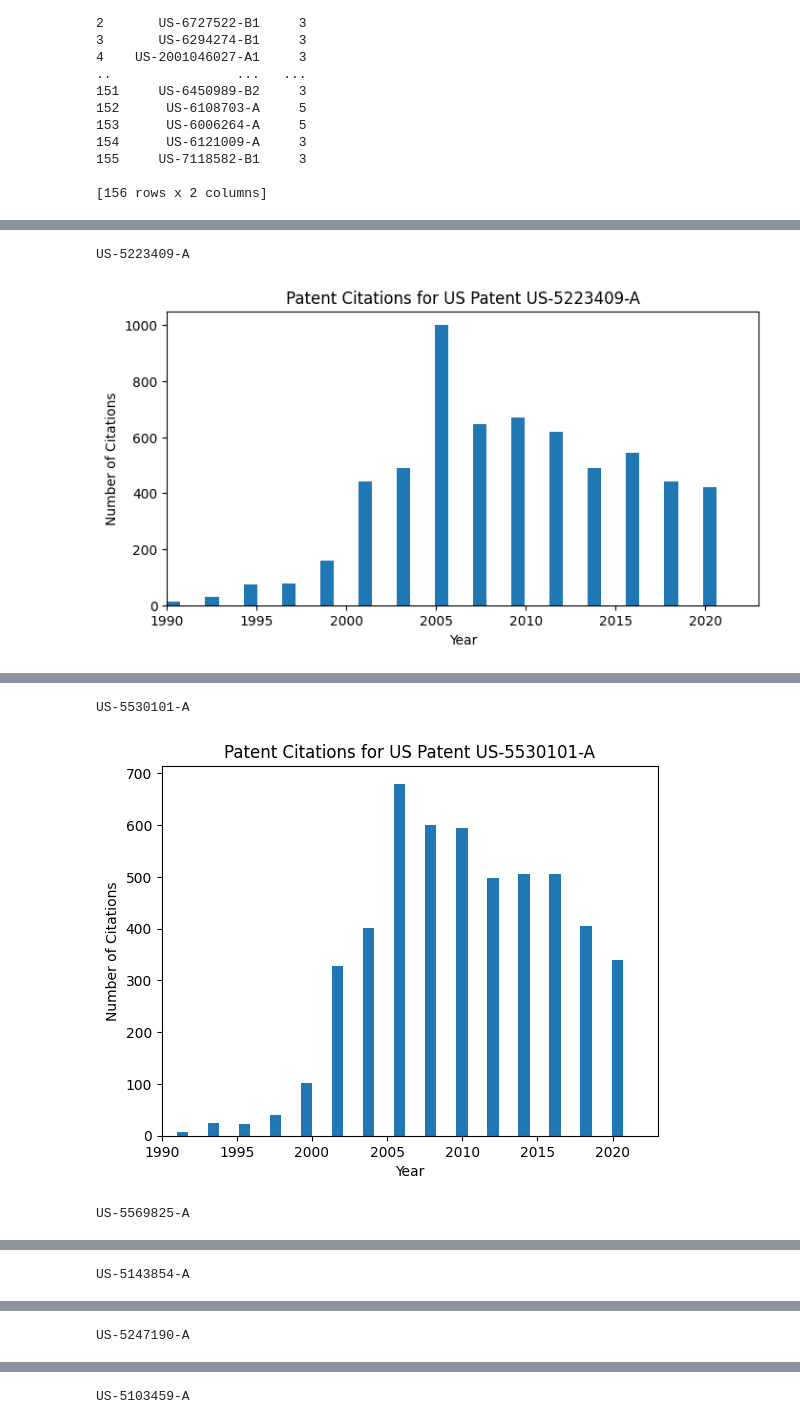
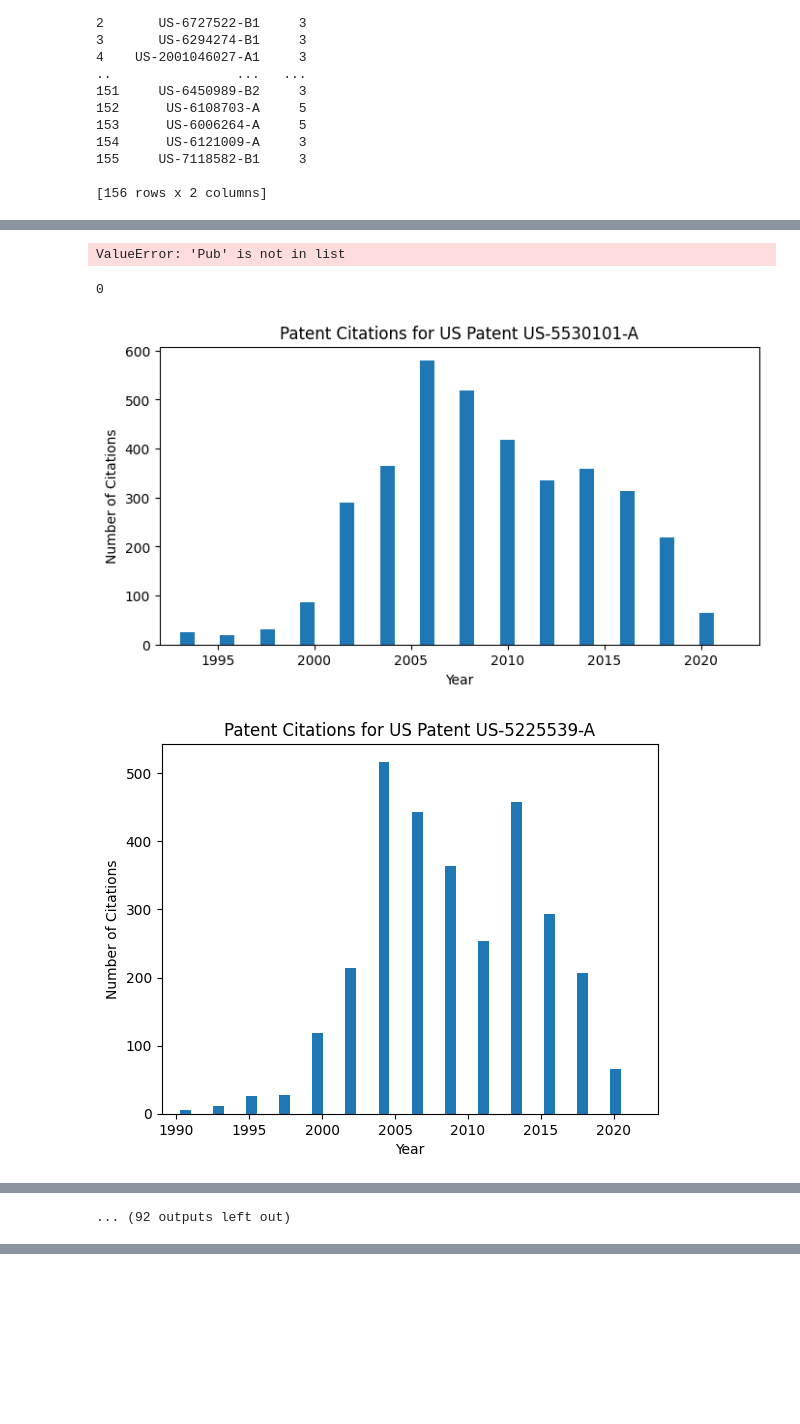
Before and after one commit to JH4789/PatentAnalysis, a Jupyter notebook: Analysis/PatentAnalysis.ipynb, the cells around one changed output, grey strips where cells are left out. Cells and saved outputs as stored; diff of their text form; code cells hidden in the pictures; blank space fills up the shorter version.

Commit message:
UpdatedReadMe

```diff
--- a/Analysis/PatentAnalysis.ipynb
+++ b/Analysis/PatentAnalysis.ipynb
@@ -247,6 +323,11 @@ clustering_unified = clustering_unified.drop(columns = ["Pub"],axis = 1)
 # %%
 #kmeans = MeanShift()
-kmeans = KMeans(n_clusters = 2, random_state = 0, n_init = "auto")
+kmeans = KMeans(n_clusters = 3, random_state = 0, n_init = "auto")
 label = kmeans.fit_predict(clustering_unified)
-print(label)
+
+
+
+
+clustering_backup['Cluster'] = label
+print(clustering_backup)
 # %% [output]
@@ -261,31 +348,68 @@ print(label)
+# %%
+#This cell is for generating a top patents file
+total_list = total['Pub'].to_list()
+temp = []
+pubs = clustering_backup['Pub'].to_list()
+clusters = clustering_backup['Cluster'].to_list()
+for i in total_list:
+    temp.append(clusters[pubs.index(i)])
+total['Cluster'] = temp
+print(total)
+total.to_csv("top_patents.csv")
+# %% [output]
+ValueError: 'Pub' is not in list
 # %%
 #Writing a combination function for the biggest files here
-def combine_range(start, end):
+def graph_range(startyear, startindex, clusternumber, clustering):
+    count = 0
+    df = pd.read_csv(str(startyear) +".csv")
+    #df = pd.read_csv("/home/jayden/Code/PatentAnalysis/patent_results" + str(startyear) + "-" + str(startyear+2)+".csv")
+    temp = pd.read_csv(str(startyear)+"-"+str(startyear+2)+"/"+"clustering"+str(startyear) + "-" + str(startyear+2) + ".csv")
+    pub_codes = clustering['Pub'].to_list()[startindex: startindex+len(temp.index)]
+    sliced = label[startindex: startindex+len(temp.index)]
+
+    for i in sliced:
+        if i == clusternumber:
+            graph_patents(df, pub_codes[count])
+            #graph_gamma(df, pub_codes[count])
+        count +=1
+    return startindex+len(temp.index)
 # %%
 u_labels = np.unique(label)
 fig = plt.figure(figsize = (8,4))
 count = 0
 #A graphing function of all patents must be done by two year ranges otherwise everything goes boom
 #clustering_backup = pd.read_csv("1994-1996/clustering1994-1996.csv")
+#df = pd.read_csv("/home/jayden/Code/PatentAnalysis/patent_results1992-1994.csv")
+#graph_patents(df, "US-5536637-A")
 
+index = 0
+for i in range(1990, 2000, 2):
+    print(index)
+    index = index + graph_range(i, index, 2, clustering_backup)
+
+"""
 for i in label:
-    if i == 1:
+    if i == 2:
         pub_code = clustering_backup['Pub'].to_list()[count]
-        print(pub_code)
+        #print(pub_code)
         #pub_code = temp['Pub'].to_list()[newint]
         #print(pub_code)
         graph_patents(df, pub_code)
+        #break
     count +=1
-print(count)
-"""
+
 for i in u_labels:
     filtered_label = clustering_unified[label == i]
-    plt.scatter(filtered_label["Time"], filtered_label["Times_90"],label = i)
+    print(filtered_label)
+    plt.scatter(filtered_label["Time_10"], filtered_label["Time_90"],label = i)
 plt.title("Clustered Data comparing CPC classification codes and time taken to reach 1500 citations")
 plt.xlabel("Time until 1500 citations (years)")
 plt.ylabel("Binarized CPC Classification")
+plt.savefig("clustering_1.jpg")
 plt.show()
 """
 # %% [output]
-US-5223409-A
+0
-[figure, old version]
+[figure, new version]
+[figure, new version]
@@ -292,3 +425 @@ US-5223409-A
-US-5530101-A
+... (92 outputs left out)
-[figure, old version]
-US-5569825-A
@@ -296 +425,0 @@ US-5569825-A
-US-5143854-A
@@ -298 +425,0 @@ US-5143854-A
-US-5247190-A
@@ -300 +425,0 @@ US-5247190-A
-US-5103459-A
```
Also changed, not shown: parts of 12 cells of this notebook, 13 other files.
